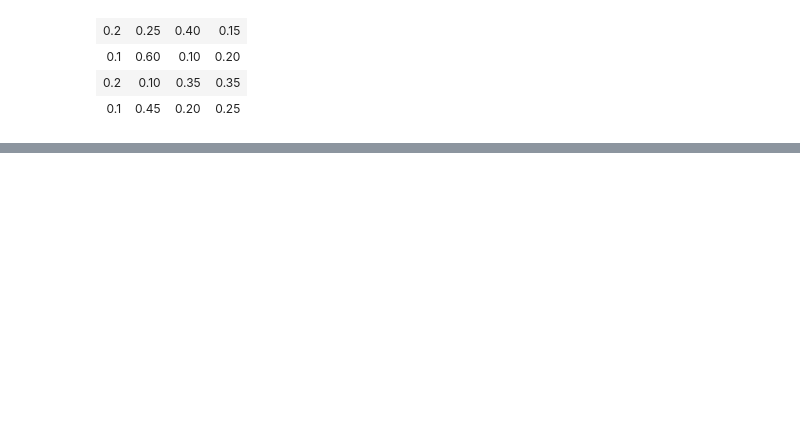
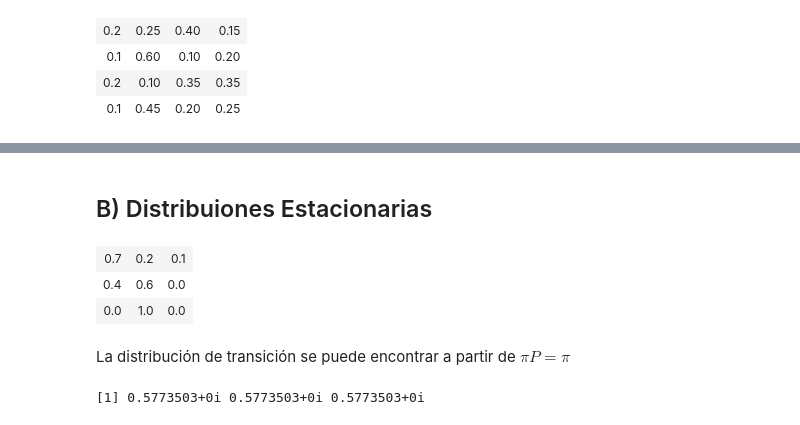
Before and after one commit to CynthiaCalixtro/Proyecto-de-Laboratorio-R, a Jupyter notebook: PROYECTO CADENAS DE MARKOV/Función en R para simular una cadena de Markov.ipynb, the cells around one changed output, grey strips where cells are left out. Drawn from its saved outputs; the diff is of its cells as text; code cells hidden in the pictures; blank space fills up the shorter version.

```diff
--- a/PROYECTO CADENAS DE MARKOV/Función en R para simular una cadena de Markov.ipynb
+++ b/PROYECTO CADENAS DE MARKOV/Función en R para simular una cadena de Markov.ipynb
@@ -63,0 +90,20 @@ barplot(table(X)/1000,col=c("orange","blue","green","red"),ylim=c(0,1),ylab = "F
+# %% [markdown]
+## B) Distribuiones Estacionarias
+# %%
+# Sea la matriz de transicion
+P <- matrix(c(.7,.2,.1,.4,.6,0,0,1,0), nrow = 3, byrow = T)
+P
+# %% [output]
+| 0.7 | 0.2 | 0.1 |
+| 0.4 | 0.6 | 0.0 |
+| 0.0 | 1.0 | 0.0 |
+# %% [markdown]
+La distribución de transición se puede encontrar a partir de $\pi P = \pi$
+# %%
+# La funcion 'eigen' nos retorna una lista con los
+# valores y vectores propios
+# A nosotros nos interesa el valor propio = 1
+pi <- eigen(P)$vectors[,which(eigen(P)$values==1)]
+pi
+# %% [output]
+[1] 0.5773503+0i 0.5773503+0i 0.5773503+0i
```
Also changed, not shown: parts of 18 cells of this notebook.
